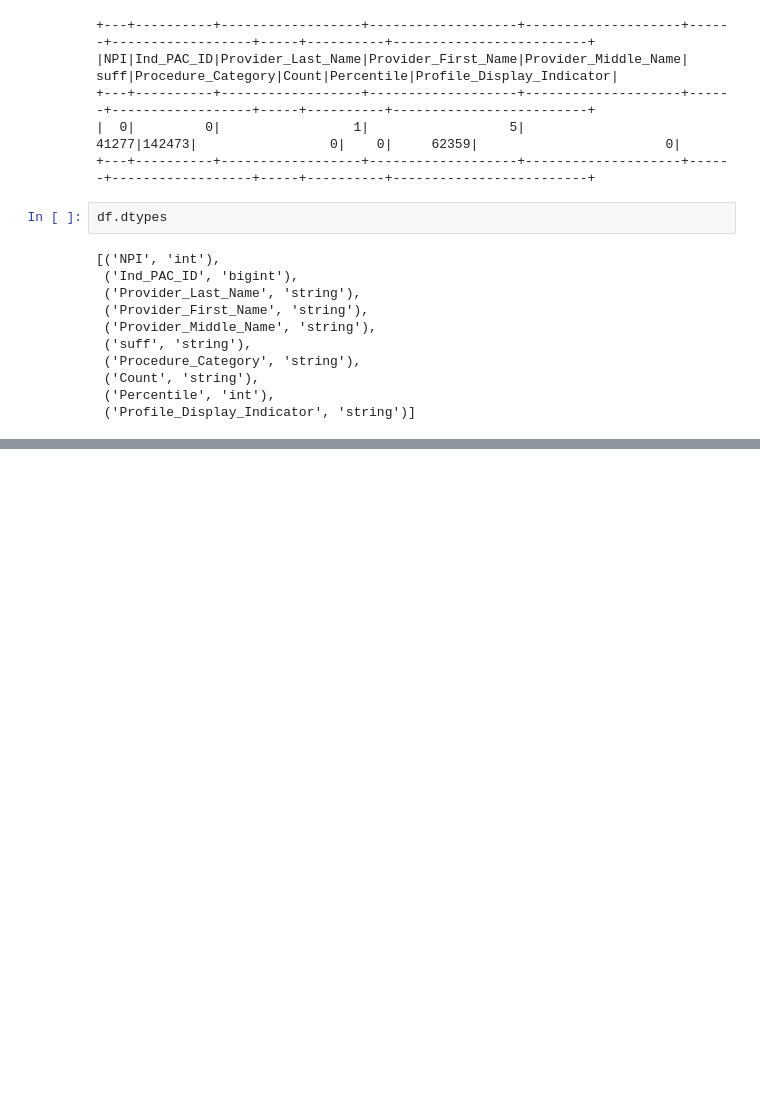
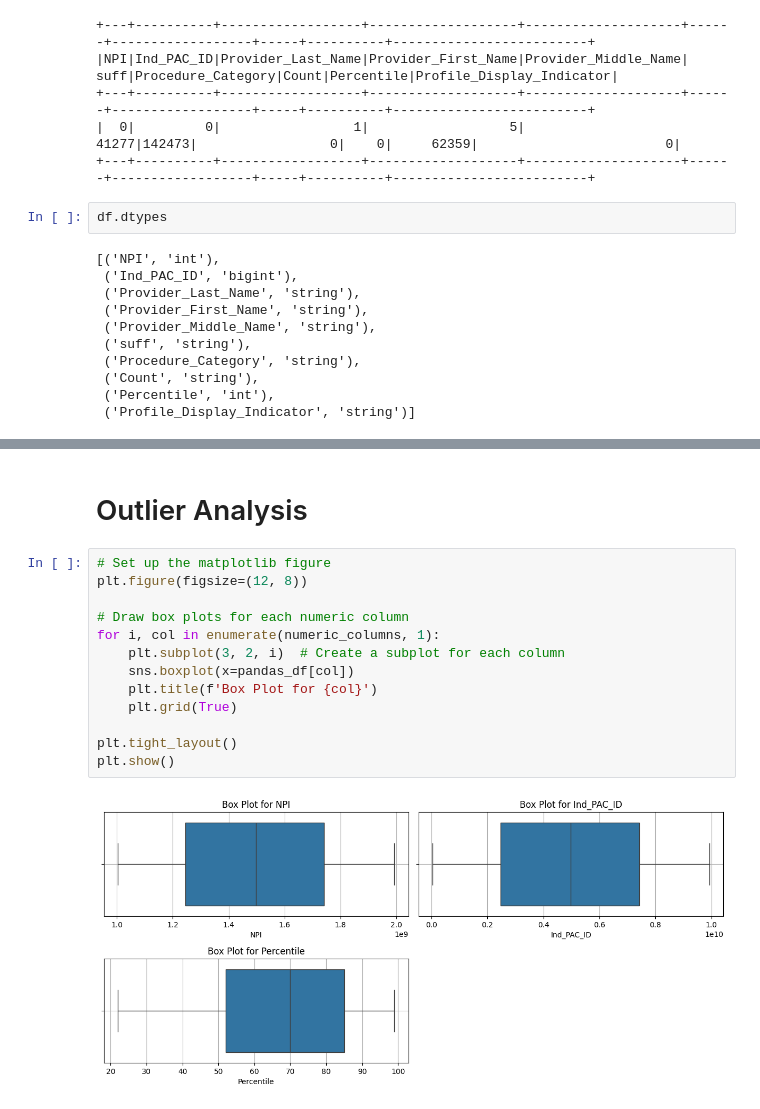
Before and after one commit to Sahil1709/doctor-right, a Jupyter notebook: eda-mips-procedurevolume.ipynb, the cells around one changed output, grey strips where cells are left out. Cells and saved outputs as stored; diff of their text form; blank space fills up the shorter version.

```diff
--- a/eda-mips-procedurevolume.ipynb
+++ b/eda-mips-procedurevolume.ipynb
@@ -68,0 +215,17 @@ df.dtypes
+# %% [markdown]
+# Outlier Analysis
+# %%
+# Set up the matplotlib figure
+plt.figure(figsize=(12, 8))
+
+# Draw box plots for each numeric column
+for i, col in enumerate(numeric_columns, 1):
+    plt.subplot(3, 2, i)  # Create a subplot for each column
+    sns.boxplot(x=pandas_df[col])
+    plt.title(f'Box Plot for {col}')
+    plt.grid(True)
+
+plt.tight_layout()
+plt.show()
+# %% [output]
+[figure, added]
```
Also changed, not shown: parts of 14 cells of this notebook.
